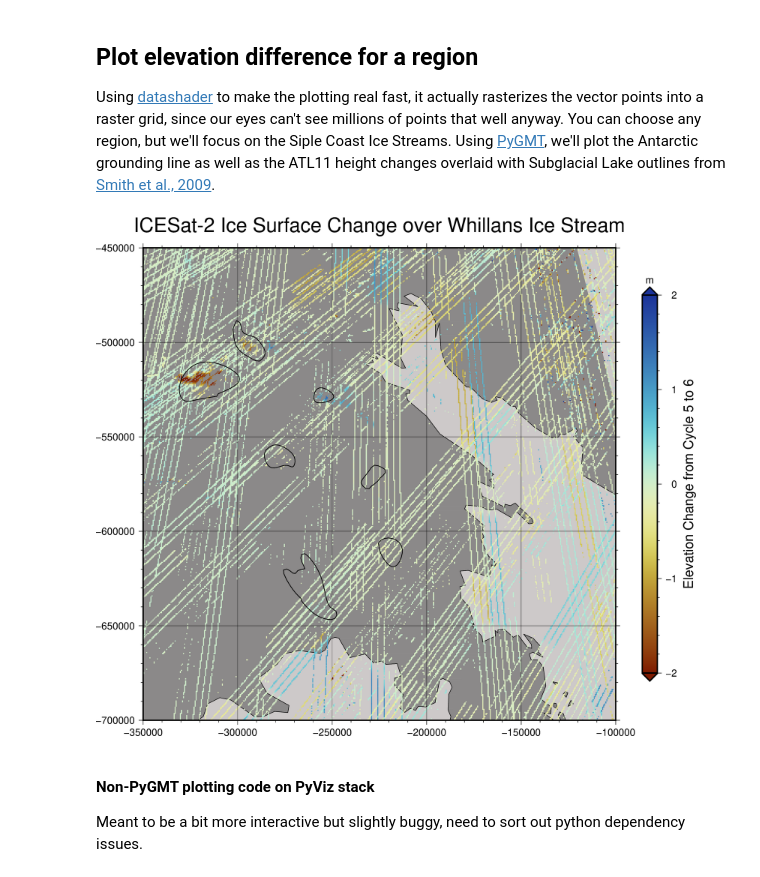
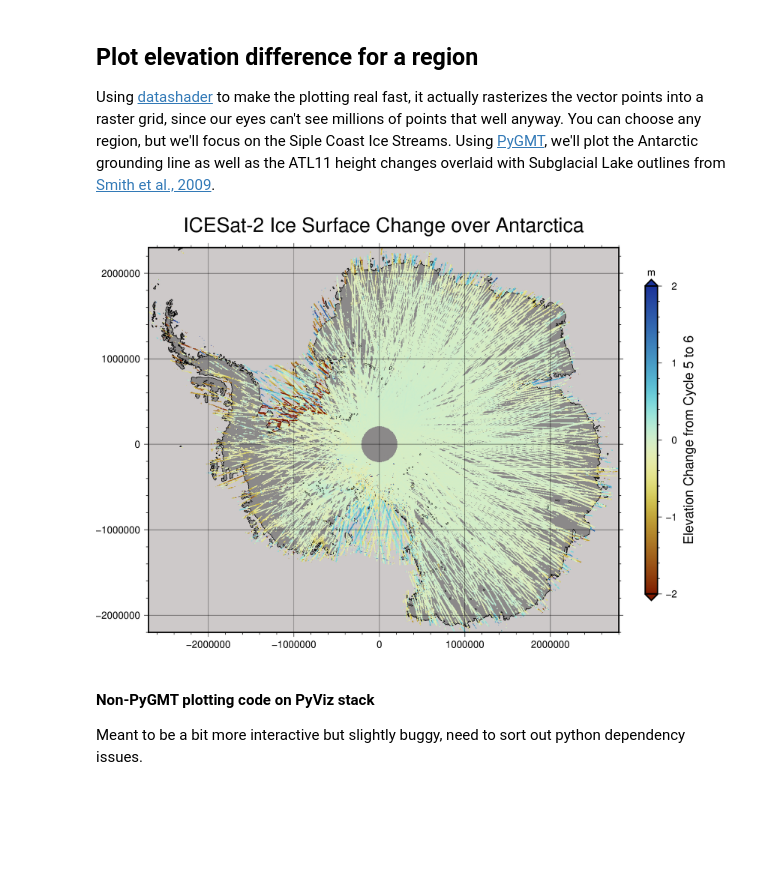
Before and after one commit to weiji14/deepicedrain, a Jupyter notebook: atl11_play.ipynb, the cells around one changed output. Saved outputs shown, nothing was run; the diff lists cells and outputs as text; code cells hidden in the pictures; blank space fills up the shorter version.

```diff
--- a/atl11_play.ipynb
+++ b/atl11_play.ipynb
@@ -272,7 +272,7 @@ as well as the ATL11 height changes overlaid with Subglacial Lake outlines
 from [Smith et al., 2009](https://doi.org/10.3189/002214309789470879).
 # %%
 # Select region here, see dictionary of regions at top
-placename: str = "whillans"
+placename: str = "antarctica"
 region: deepicedrain.BBox = regions[placename]
 # %%
 # Find subglacial lakes (Smith et al., 2009) within region of interest
@@ -292,8 +292,8 @@ subglacial_lakes = [
 # %%
 # Datashade our height values (vector points) onto a grid (raster image)
 canvas = datashader.Canvas(
-    plot_width=450,
-    plot_height=450,
+    plot_width=900,
+    plot_height=900,
     x_range=(region.xmin, region.xmax),
     y_range=(region.ymin, region.ymax),
 )
@@ -309,35 +309,35 @@ fig.coast(
     region=region.bounds(),
     projection=f"s0/-90/-71/1:{scale}",
     area_thresh="+ag",
     resolution="i",
     shorelines="0.5p",
     land="snow4",
     water="snow3",
     V="q",
 )
 # fig.grdimage(
 #    grid="Quantarctica3/SatelliteImagery/MODIS/MODIS_Mosaic.tif",
 #    region=region,
 #    projection=f"x{scale}",
 #    I="+d",
 # )
 pygmt.makecpt(cmap="roma", series=[-2, 2])
 fig.grdimage(
     grid=agg_grid,
     region=region.bounds(),
     projection=f"x1:{scale}",
     frame=["afg", f'WSne+t"ICESat-2 Ice Surface Change over {region.name}"',],
     Q=True,
 )
 for subglacial_lake in subglacial_lakes:
-    fig.plot(data=subglacial_lake, L=True, pen="thin")
+    fig.plot(data=subglacial_lake, L=True, pen="thinnest")
 fig.colorbar(
     position="JCR+e", frame=["af", 'x+l"Elevation Change from Cycle 5 to 6"', "y+lm"],
 )
 fig.savefig(f"figures/plot_atl11_{placename}.png")
 fig.show(width=600)
 # %% [output]
-[figure, old version]
+[figure, new version]
 # %% [markdown]
 #### Non-PyGMT plotting code on PyViz stack
 
```
Also changed, not shown: parts of 2 cells of this notebook, 2 other files.
